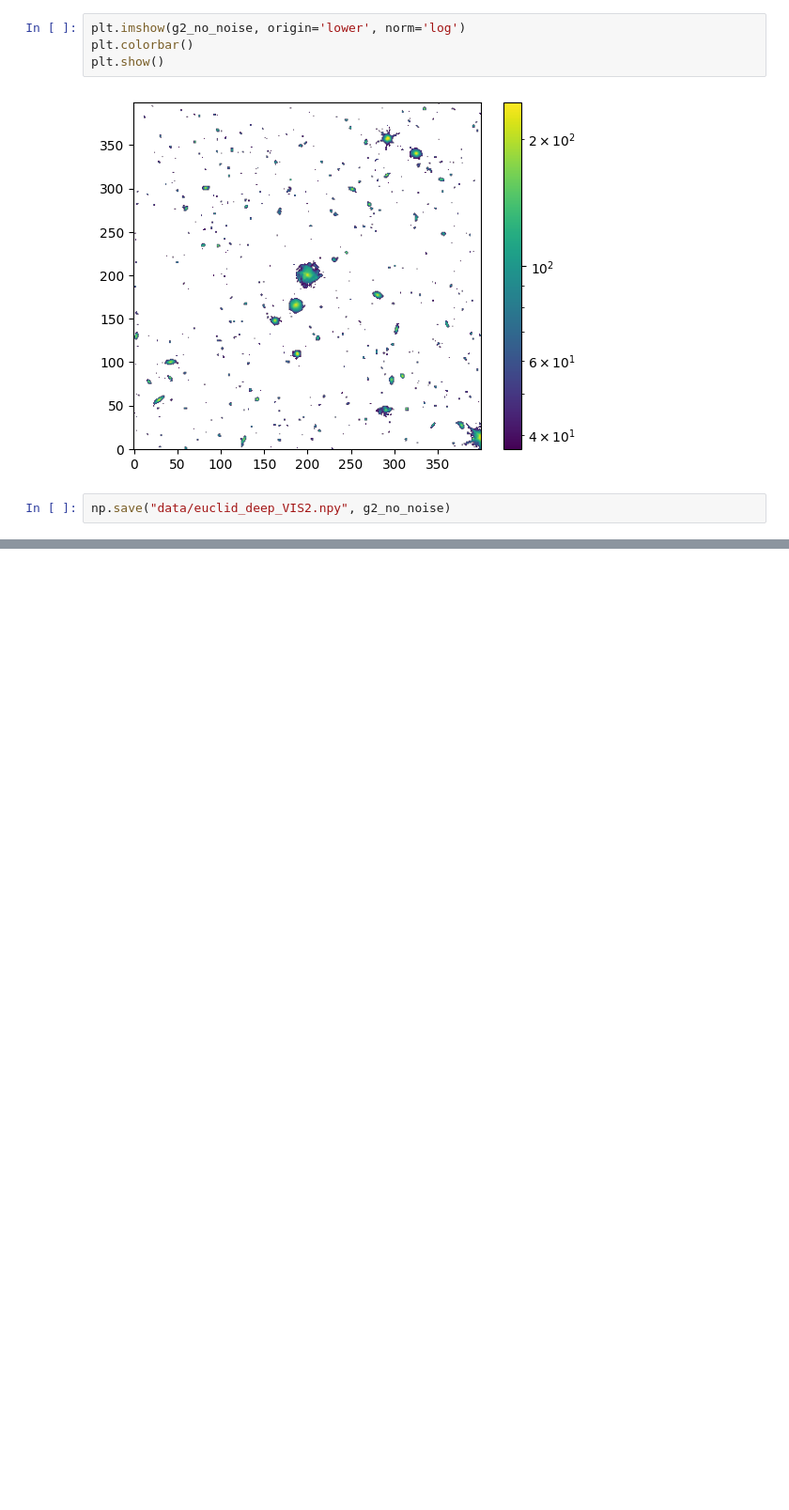
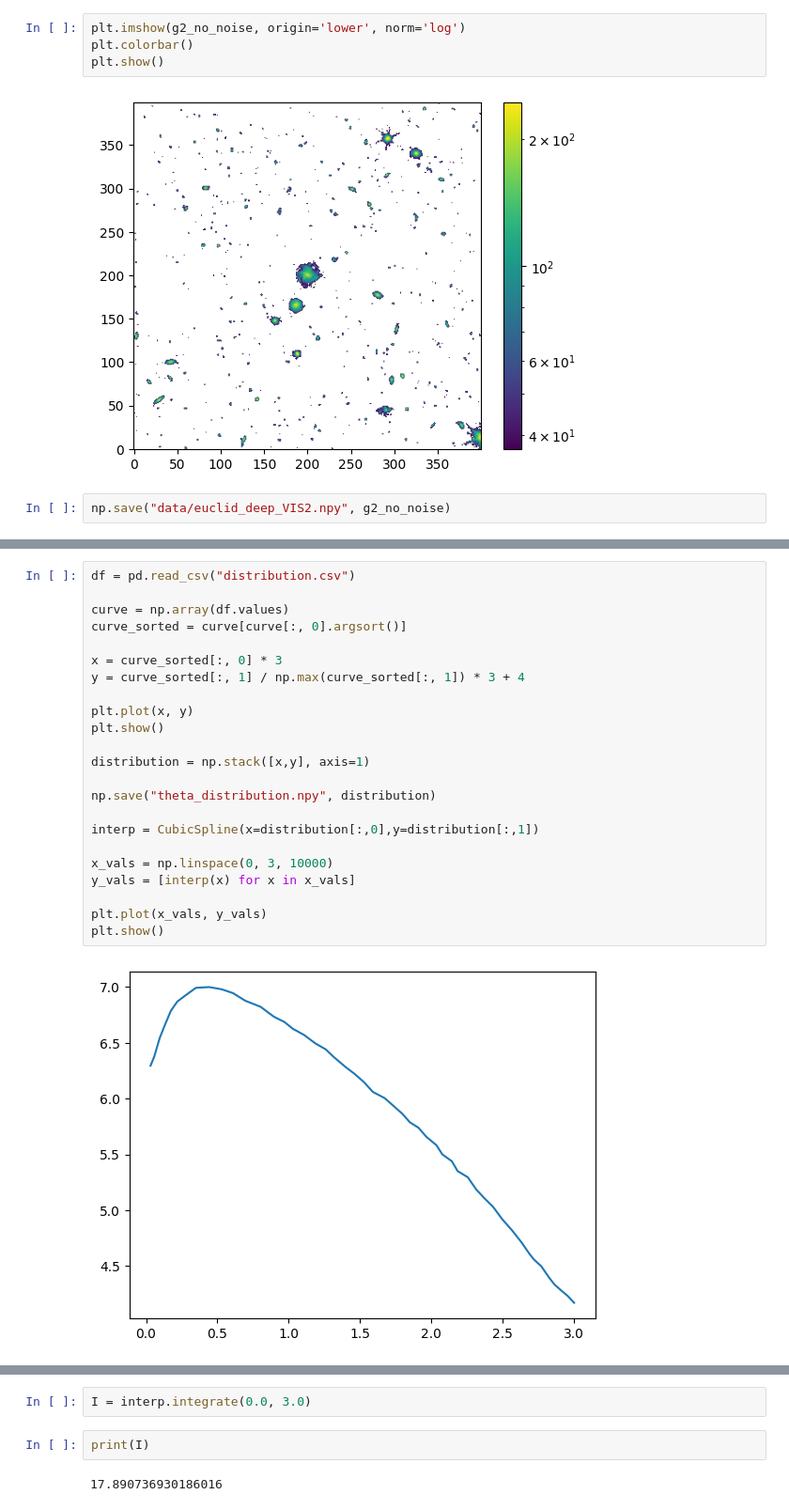
Before and after one commit to OliverRedhead/Gravitational-Lensing, a Jupyter notebook: lens_generator_oli/data/image_processing.ipynb, the cells around one changed output, grey strips where cells are left out. Shown at 94% size. Cells and saved outputs as stored; diff of their text form; blank space fills up the shorter version.

```diff
--- a/lens_generator_oli/data/image_processing.ipynb
+++ b/lens_generator_oli/data/image_processing.ipynb
@@ -58,0 +69,25 @@ np.save("data/euclid_deep_VIS2.npy", g2_no_noise)
+# %%
+df = pd.read_csv("distribution.csv")
+
+curve = np.array(df.values)
+curve_sorted = curve[curve[:, 0].argsort()]
+
+x = curve_sorted[:, 0] * 3
+y = curve_sorted[:, 1] / np.max(curve_sorted[:, 1]) * 3 + 4
+
+plt.plot(x, y)
+plt.show()
+
+distribution = np.stack([x,y], axis=1)
+
+np.save("theta_distribution.npy", distribution)
+
+interp = CubicSpline(x=distribution[:,0],y=distribution[:,1])
+
+x_vals = np.linspace(0, 3, 10000)
+y_vals = [interp(x) for x in x_vals]
+
+plt.plot(x_vals, y_vals)
+plt.show()
+# %% [output]
+[figure, added]
@@ -58,0 +95,6 @@ np.save("data/euclid_deep_VIS2.npy", g2_no_noise)
+# %%
+I = interp.integrate(0.0, 3.0)
+# %%
+print(I)
+# %% [output]
+17.890736930186016
```
Also changed, not shown: parts of 8 cells of this notebook, 25 other files.
